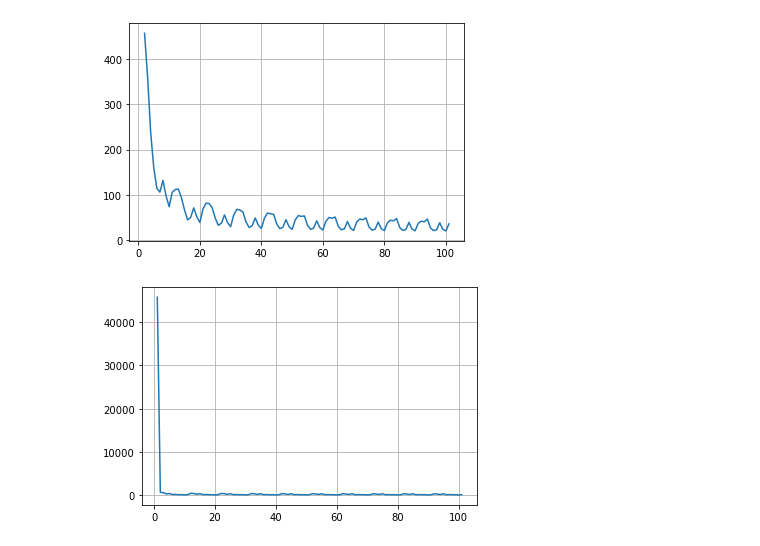
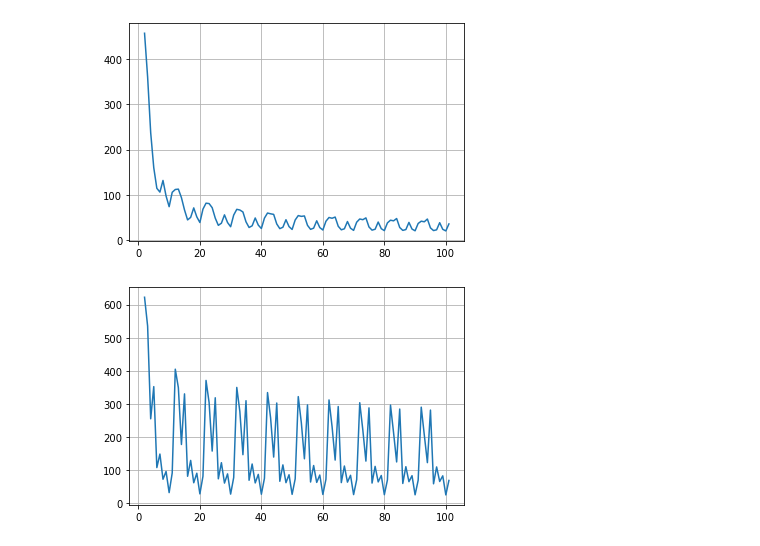
Before and after one commit to moritzlauff/thesis_programming, a Jupyter notebook: code_tests/linear_case_enkf_test.ipynb, the cells around one changed output. Saved outputs shown, nothing was run; the diff lists cells and outputs as text; code cells hidden in the pictures.

```diff
--- a/code_tests/linear_case_enkf_test.ipynb
+++ b/code_tests/linear_case_enkf_test.ipynb
@@ -181,7 +182,7 @@ if noise:
 batch = True
 if batch:
     epochs = 10
-    batch_size = 10
+    batch_size = int(np.floor(y.shape[0] / 10))
 else:
     epochs = 100
     batch_size = y.shape[0]
@@ -300,11 +281,12 @@ plt.show()
 # %% [output]
 [figure]
 # %%
-plt.plot(np.arange(len(loss_evolution_single_dict["particle_1"]))+1, loss_evolution_single_dict["particle_1"])
+# ohne den initialen Guess
+plt.plot(np.arange(len(loss_evolution_single_dict["particle_1"]))[1:]+1, loss_evolution_single_dict["particle_1"][1:])
 plt.grid()
 plt.show()
 # %% [output]
-[figure, old version]
+[figure, new version]
 # %%
 np.dot(A, param_mean)
 # %% [output]
```
Also changed, not shown: parts of 7 cells of this notebook.
